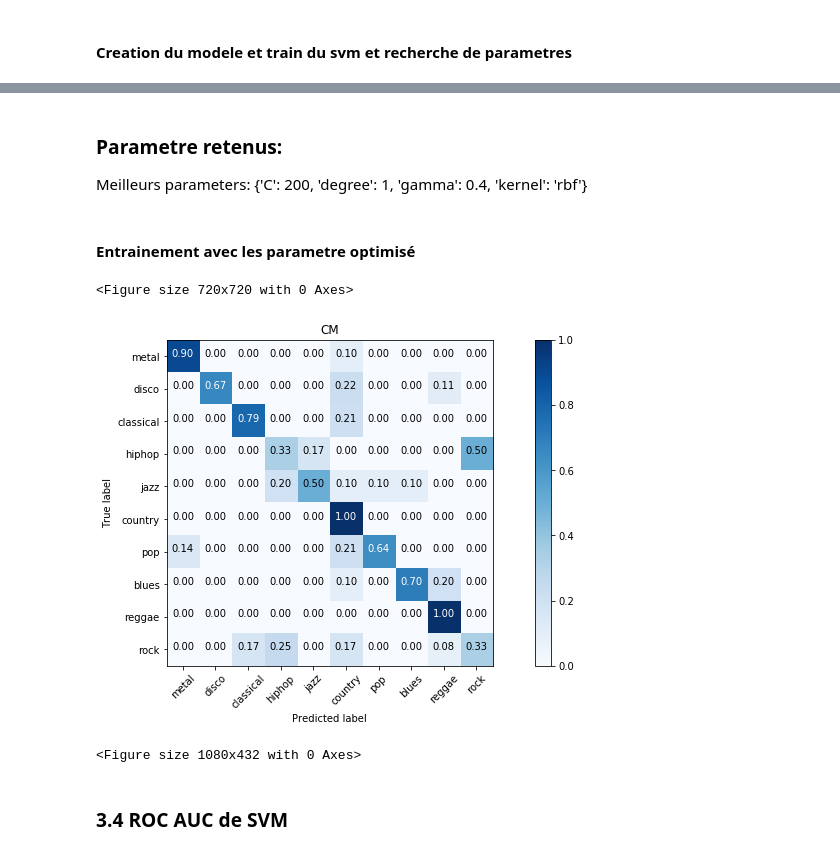
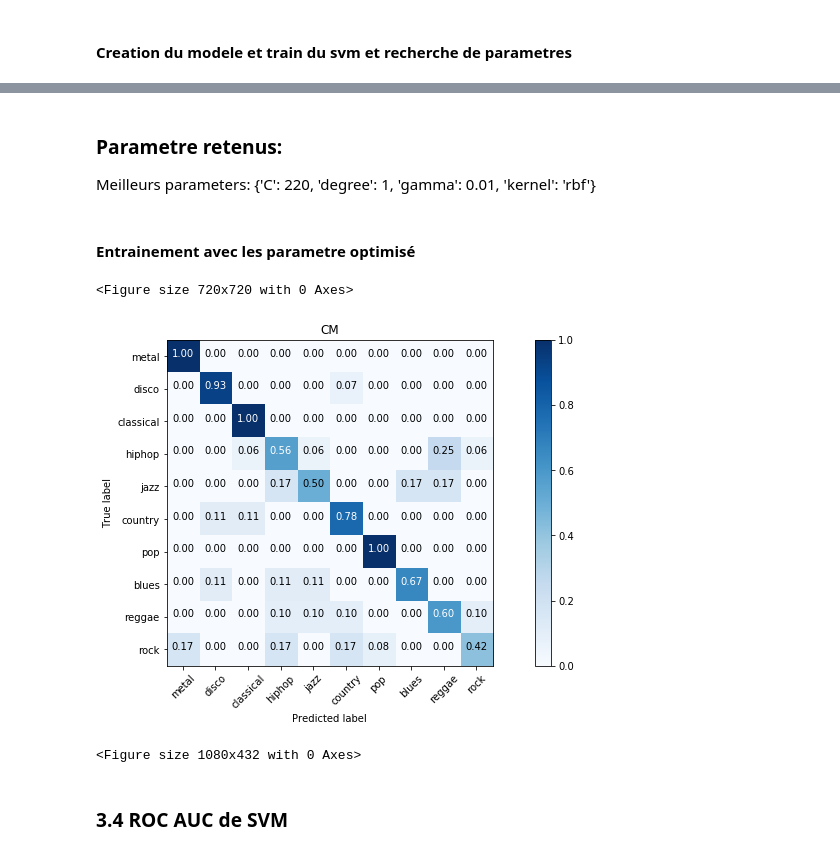
Before and after one commit to abdoulsn/music_gender_recognition, a Jupyter notebook: codes/music_genre.ipynb, the cells around one changed output, grey strips where cells are left out. Cells and saved outputs as stored; diff of their text form; code cells hidden in the pictures.

```diff
--- a/codes/music_genre.ipynb
+++ b/codes/music_genre.ipynb
@@ -382,10 +443,10 @@ Ce modèle de regression logistique arrive à bien classer les genres sauf 2, `r
 #intance du modele svc en svm
 SVC_M = SVC()
 #defiiton du dico des parametres pour l'optimisation
-parameters = {"gamma" : [0.001, 0.01, 0.1, 0.4, 1, 1.5, 5],
-              "kernel" : ['poly', 'rbf', 'linear'],
-              "degree" : [1, 2],
-              "C": [0.01, 0.1, 0.4, 1, 10, 20, 50, 100, 200]}
+parameters = {"gamma" : [0.01, 0.1, 0.4, 1, 1.5],
+              "kernel" : ['poly', 'rbf'],
+              "degree" : [1,2],
+              "C": range(0,400,20)}
 
 
 scorer = make_scorer(mean_squared_error, greater_is_better=False)
@@ -402,8 +463,8 @@ def display(results):
     mean_score = results.cv_results_['mean_test_score']
     std_score = results.cv_results_['std_test_score']
     params = results.cv_results_['params']
-    for mean,std,params in zip(mean_score,std_score,params):
-        print(f'{round(mean,3)} + ou -{round(std,3)} pour le {params}')
+    # for mean,std,params in zip(mean_score,std_score,params):
+        # print(f'{round(mean,3)} + ou -{round(std,3)} pour le {params}')
 
 display(svm_grid)
 # %% [output]
@@ -434,22 +486,22 @@ Meilleurs parameters: {'C': 10, 'degree': 1, 'gamma': 0.4, 'kernel': 'rbf'}
 # %% [markdown]
 ### Parametre retenus:
-Meilleurs parameters: {'C': 200, 'degree': 1, 'gamma': 0.4, 'kernel': 'rbf'}
+Meilleurs parameters: {'C': 220, 'degree': 1, 'gamma': 0.01, 'kernel': 'rbf'}
 # %% [markdown]
 #### Entrainement avec les parametre optimisé
 # %%
 #Utilisons ici les params donnés par gridserchcv
-grid_svm = SVC(C=200, degree=1, gamma=.4, kernel='rbf', random_state=124) # SVC(C=200, degree=1, gamma=.1, kernel='rbf', random_state=124)
+grid_svm = SVC(C=220, degree=1, gamma=.01, kernel='rbf', random_state=124)
 grid_svm.fit(X_train_scaled, y_train)
 y_predsvm = grid_svm.predict(X_test_scaled)
 
 # plot de la conf matrice
 cm = confusion_matrix(y_test, y_predsvm)
 classes = ['metal', 'disco', 'classical', 'hiphop', 'jazz', 'country', 'pop', 'blues', 'reggae', 'rock']
 plt.figure(figsize=(10,10))
 plot_confusion_matrix(cm, classes, normalize=True)
 # %% [output]
 <Figure size 720x720 with 0 Axes>
-[figure, old version]
+[figure, new version]
 <Figure size 1080x432 with 0 Axes>
 # %% [markdown]
 ### 3.4 ROC AUC de SVM
```
Also changed, not shown: parts of 39 cells of this notebook, 2 other files.
